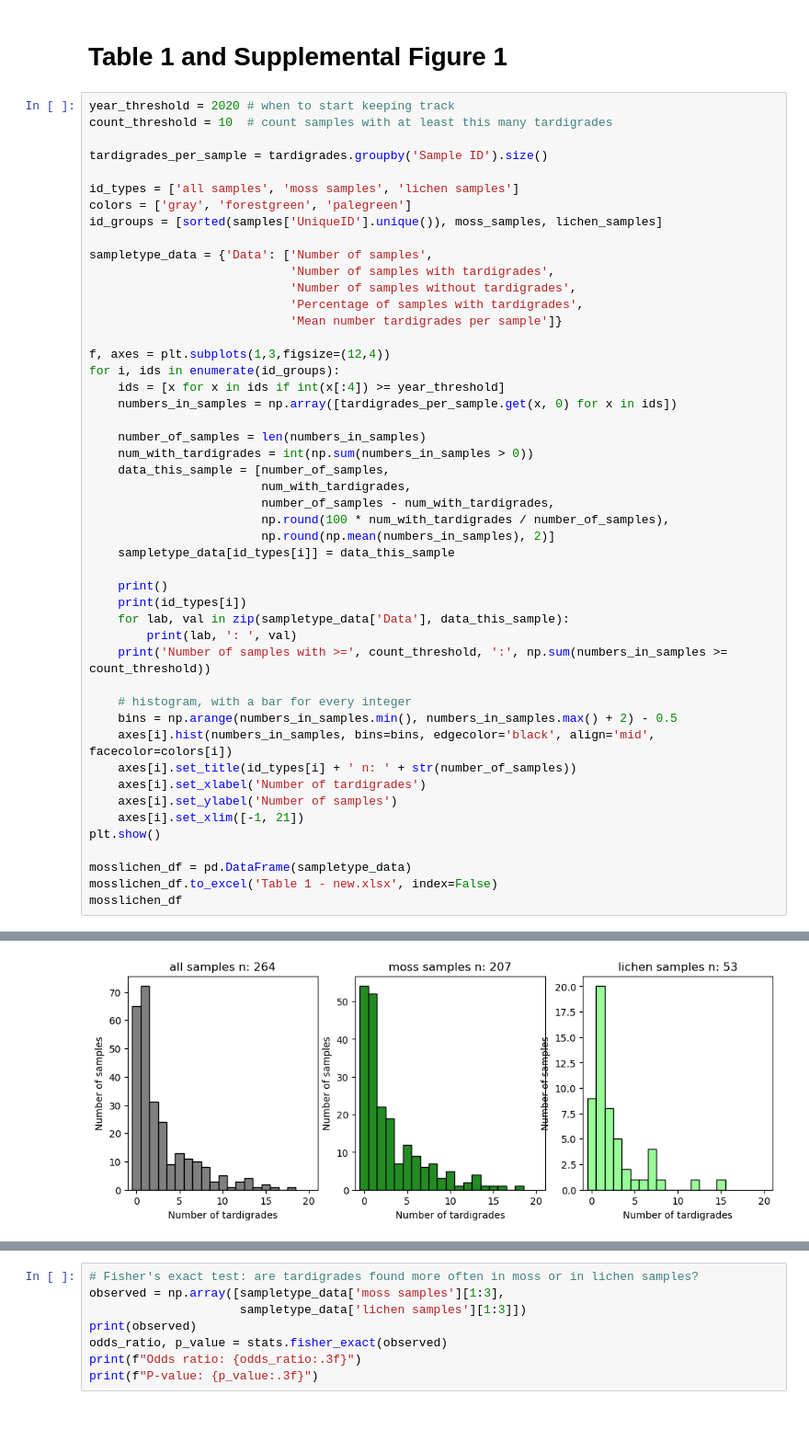
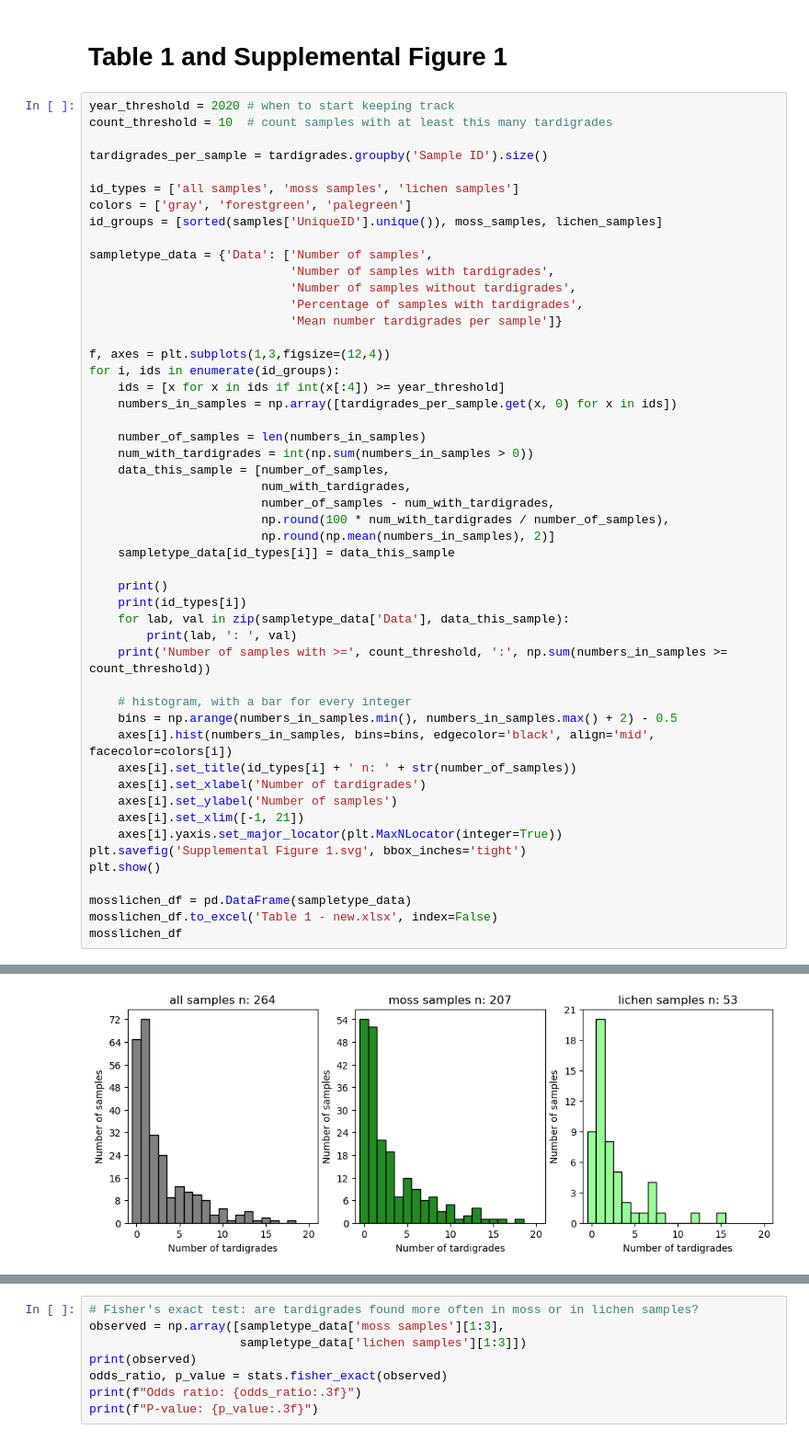
Before and after one commit to enwudz/tardi-behavior, a Jupyter notebook: code sampling analysis.ipynb, the cells around one changed output, grey strips where cells are left out. Shown at 92% size. Cells and saved outputs as stored; diff of their text form.

```diff
--- a/code sampling analysis.ipynb
+++ b/code sampling analysis.ipynb
@@ -78,34 +78,36 @@ for i, ids in enumerate(id_groups):
     # histogram, with a bar for every integer
     bins = np.arange(numbers_in_samples.min(), numbers_in_samples.max() + 2) - 0.5
     axes[i].hist(numbers_in_samples, bins=bins, edgecolor='black', align='mid', facecolor=colors[i])
     axes[i].set_title(id_types[i] + ' n: ' + str(number_of_samples))
     axes[i].set_xlabel('Number of tardigrades')
     axes[i].set_ylabel('Number of samples')
     axes[i].set_xlim([-1, 21])
+    axes[i].yaxis.set_major_locator(plt.MaxNLocator(integer=True))
+plt.savefig('Supplemental Figure 1.svg', bbox_inches='tight')
 plt.show()
 
 mosslichen_df = pd.DataFrame(sampletype_data)
 mosslichen_df.to_excel('Table 1 - new.xlsx', index=False)
 mosslichen_df
 # %% [output]
 all samples
 Number of samples :  264
 Number of samples with tardigrades :  199
 Number of samples without tardigrades :  65
 Percentage of samples with tardigrades :  75.0
 Mean number tardigrades per sample :  2.88
 Number of samples with >= 10 : 18
 
 moss samples
 Number of samples :  207
 Number of samples with tardigrades :  153
 Number of samples without tardigrades :  54
 ... (7 lines left out)
 Number of samples without tardigrades :  9
 Percentage of samples with tardigrades :  83.0
 Mean number tardigrades per sample :  2.51
 Number of samples with >= 10 : 2
-[figure, old version]
+[figure, new version]
 |  | Data | all samples | moss samples | lichen samples |
 | 0 | Number of samples | 264.00 | 207.0 | 53.00 |
 | 1 | Number of samples with tardigrades | 199.00 | 153.0 | 44.00 |
```
